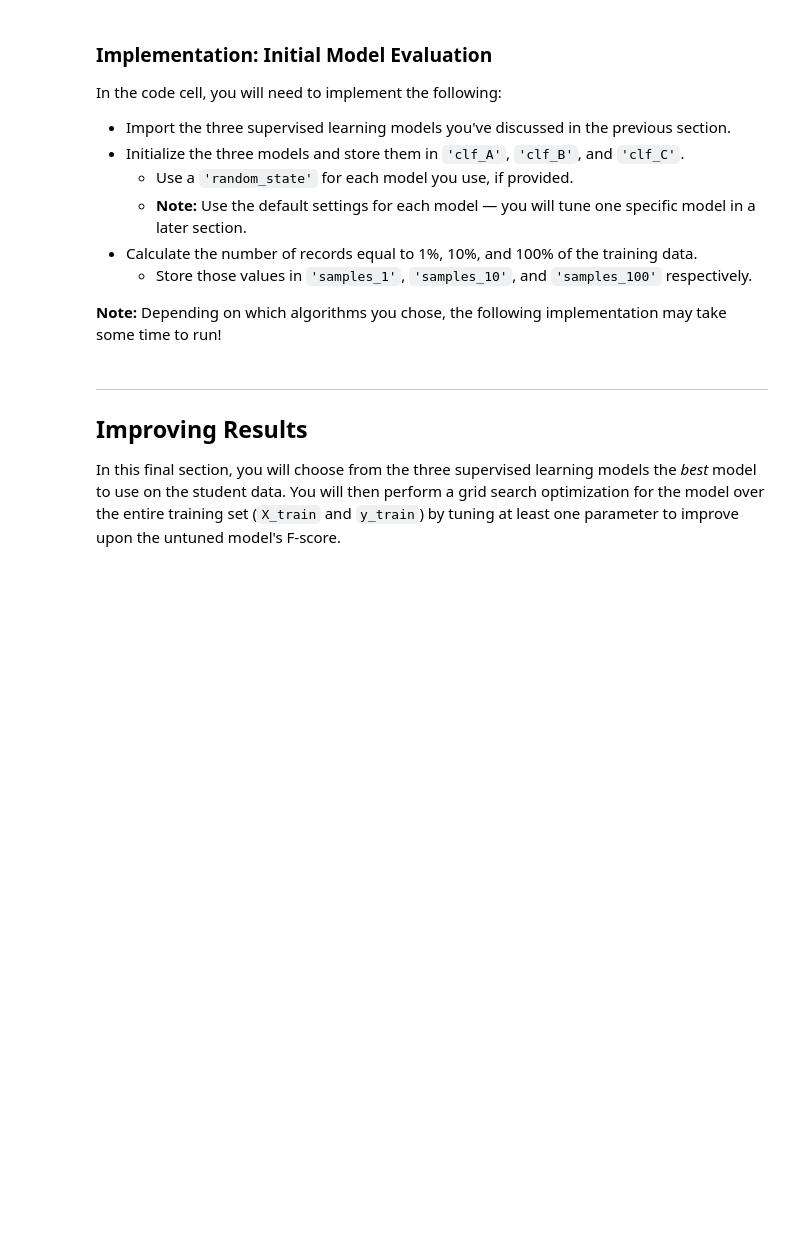
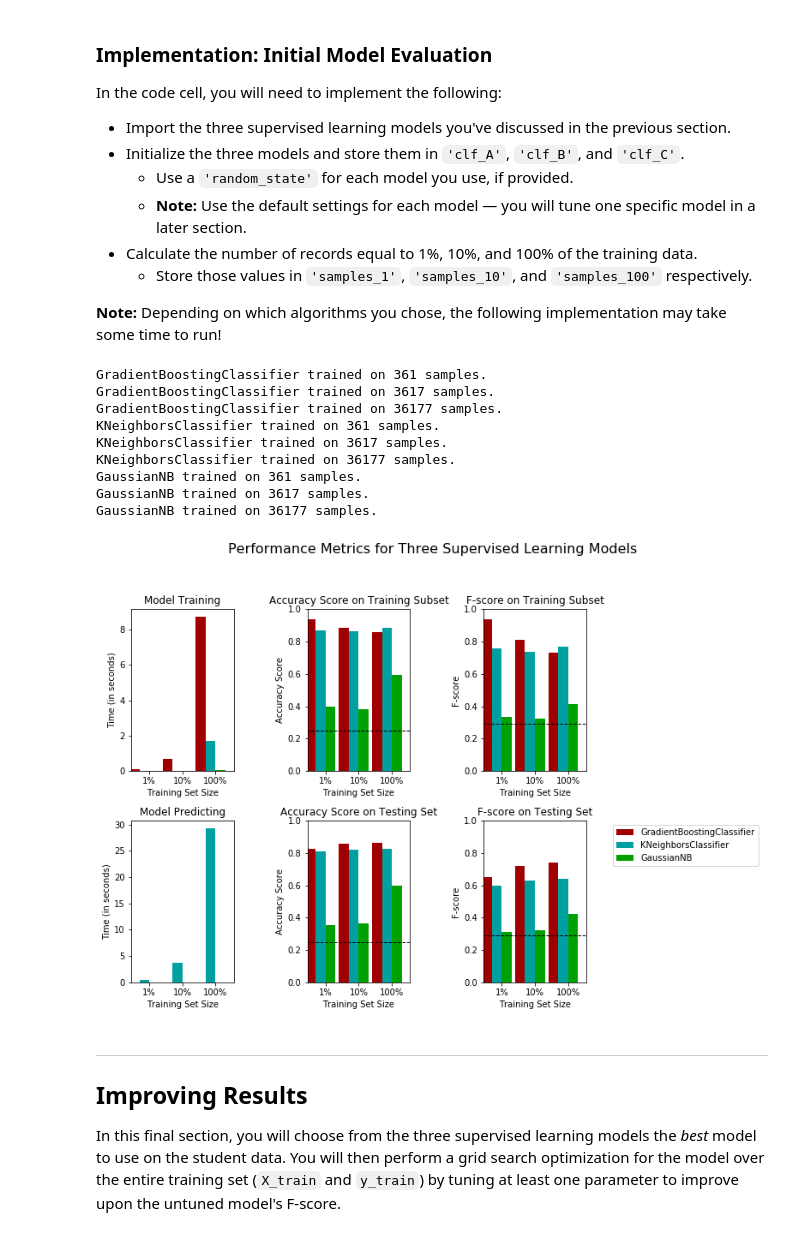
Before and after one commit to sonnyochoa/finding_donors, a Jupyter notebook: finding_donors.ipynb, the cells around one changed output. Saved outputs shown, nothing was run; the diff lists cells and outputs as text; code cells hidden in the pictures; blank space fills up the shorter version.

```diff
--- a/finding_donors.ipynb
+++ b/finding_donors.ipynb
@@ -359,7 +359,6 @@ def train_predict(learner, sample_size, X_train, y_train, X_test, y_test):
     start = time() # Get start time
     learner = learner.fit(X_train[:sample_size], y_train[:sample_size])
     end = time() # Get end time
-    print("start time: %s", start)
 
     # TODO: Calculate the training time
     results['train_time'] = end - start
@@ -387,7 +386,7 @@ def train_predict(learner, sample_size, X_train, y_train, X_test, y_test):
     results['f_train'] = fbeta_score(y_train[:300], predictions_train, beta)
 
     # TODO: Compute F-score on the test set which is y_test
-    results['f_test'] = fbeta_score(y_test, predictions_test)
+    results['f_test'] = fbeta_score(y_test, predictions_test, beta)
 
     # Success
     print("{} trained on {} samples.".format(learner.__class__.__name__, sample_size))
@@ -407,31 +406,45 @@ In the code cell, you will need to implement the following:
 **Note:** Depending on which algorithms you chose, the following implementation may take some time to run!
 # %%
 # TODO: Import the three supervised learning models from sklearn
+from sklearn.ensemble import GradientBoostingClassifier
+from sklearn.neighbors import KNeighborsClassifier
+from sklearn.naive_bayes import GaussianNB
 
 # TODO: Initialize the three models
-clf_A = None
-clf_B = None
-clf_C = None
+clf_A = GradientBoostingClassifier(random_state=0)
+clf_B = KNeighborsClassifier()
+clf_C = GaussianNB()
 
 # TODO: Calculate the number of samples for 1%, 10%, and 100% of the training data
 # HINT: samples_100 is the entire training set i.e. len(y_train)
 # HINT: samples_10 is 10% of samples_100 (ensure to set the count of the values to be `int` and not `float`)
 # HINT: samples_1 is 1% of samples_100 (ensure to set the count of the values to be `int` and not `float`)
-samples_100 = None
-samples_10 = None
-samples_1 = None
+samples_100 = len(y_train)
+samples_10 = int(len(y_train) * 0.1)
+samples_1 = int(len(y_train) * 0.01)
 
 # Collect results on the learners
 results = {}
 for clf in [clf_A, clf_B, clf_C]:
     clf_name = clf.__class__.__name__
     results[clf_name] = {}
     for i, samples in enumerate([samples_1, samples_10, samples_100]):
         results[clf_name][i] = \
         train_predict(clf, samples, X_train, y_train, X_test, y_test)
 
 # Run metrics visualization for the three supervised learning models chosen
 vs.evaluate(results, accuracy, fscore)
+# %% [output]
+GradientBoostingClassifier trained on 361 samples.
+GradientBoostingClassifier trained on 3617 samples.
+GradientBoostingClassifier trained on 36177 samples.
+KNeighborsClassifier trained on 361 samples.
+KNeighborsClassifier trained on 3617 samples.
+KNeighborsClassifier trained on 36177 samples.
+GaussianNB trained on 361 samples.
+GaussianNB trained on 3617 samples.
+GaussianNB trained on 36177 samples.
+[figure, added]
 # %% [markdown]
 ----
 ## Improving Results
```
